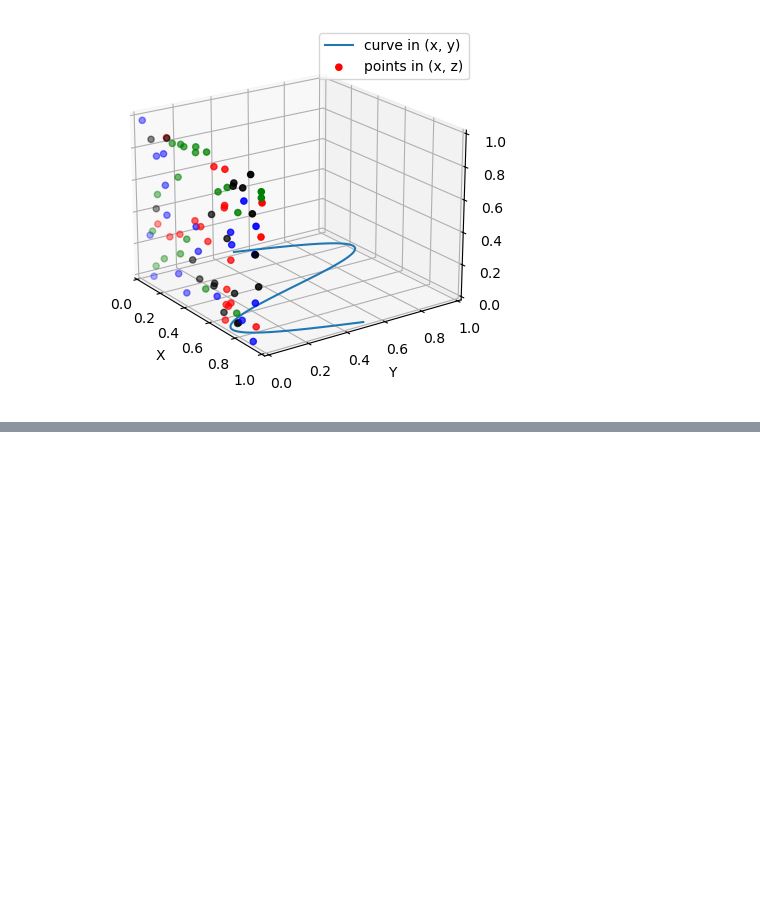
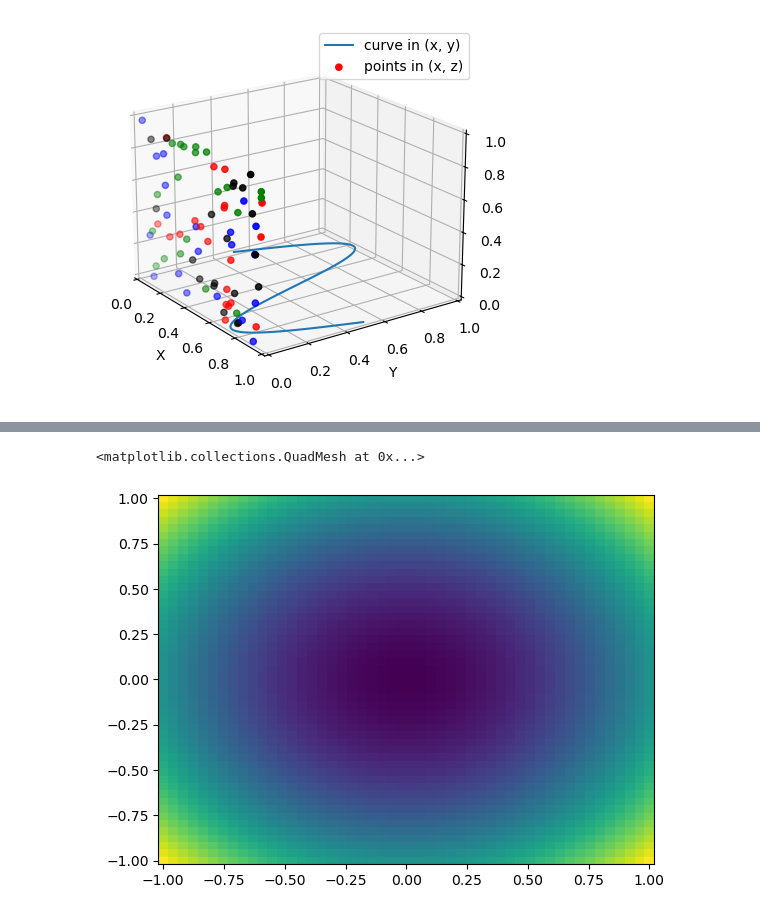
Before and after one commit to e-d-p-9/Physical-Modeling-with-Python, a Jupyter notebook: Ch6/ch6-notes.ipynb, the cells around one changed output, grey strips where cells are left out. Cells and saved outputs as stored; diff of their text form; code cells hidden in the pictures; blank space fills up the shorter version.

```diff
--- a/Ch6/ch6-notes.ipynb
+++ b/Ch6/ch6-notes.ipynb
@@ -756,0 +763,5 @@ plt.show()
+# %%
+plt.pcolormesh(X, Y, Z)
+# %% [output]
+<matplotlib.collections.QuadMesh at 0x...>
+[figure, added]
```
Also changed, not shown: parts of 7 cells of this notebook.
